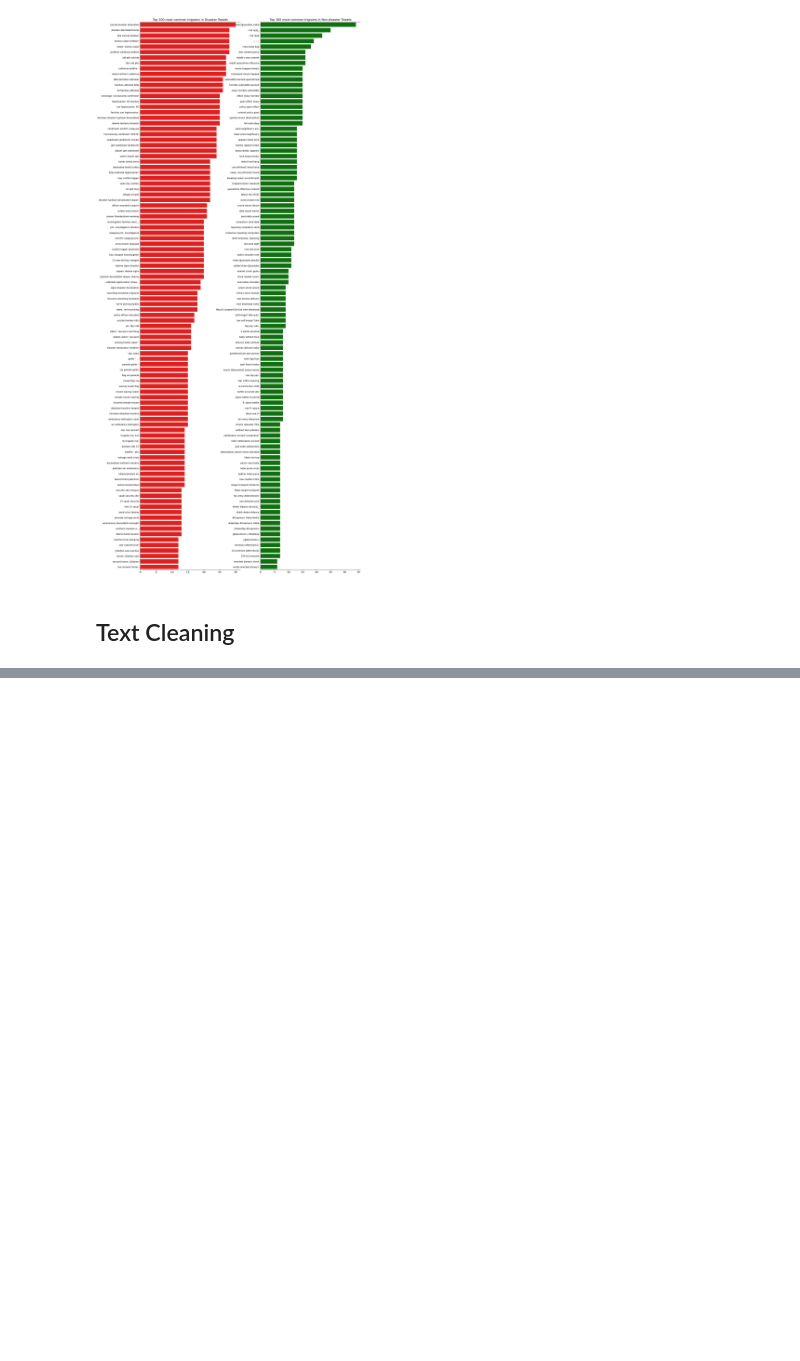
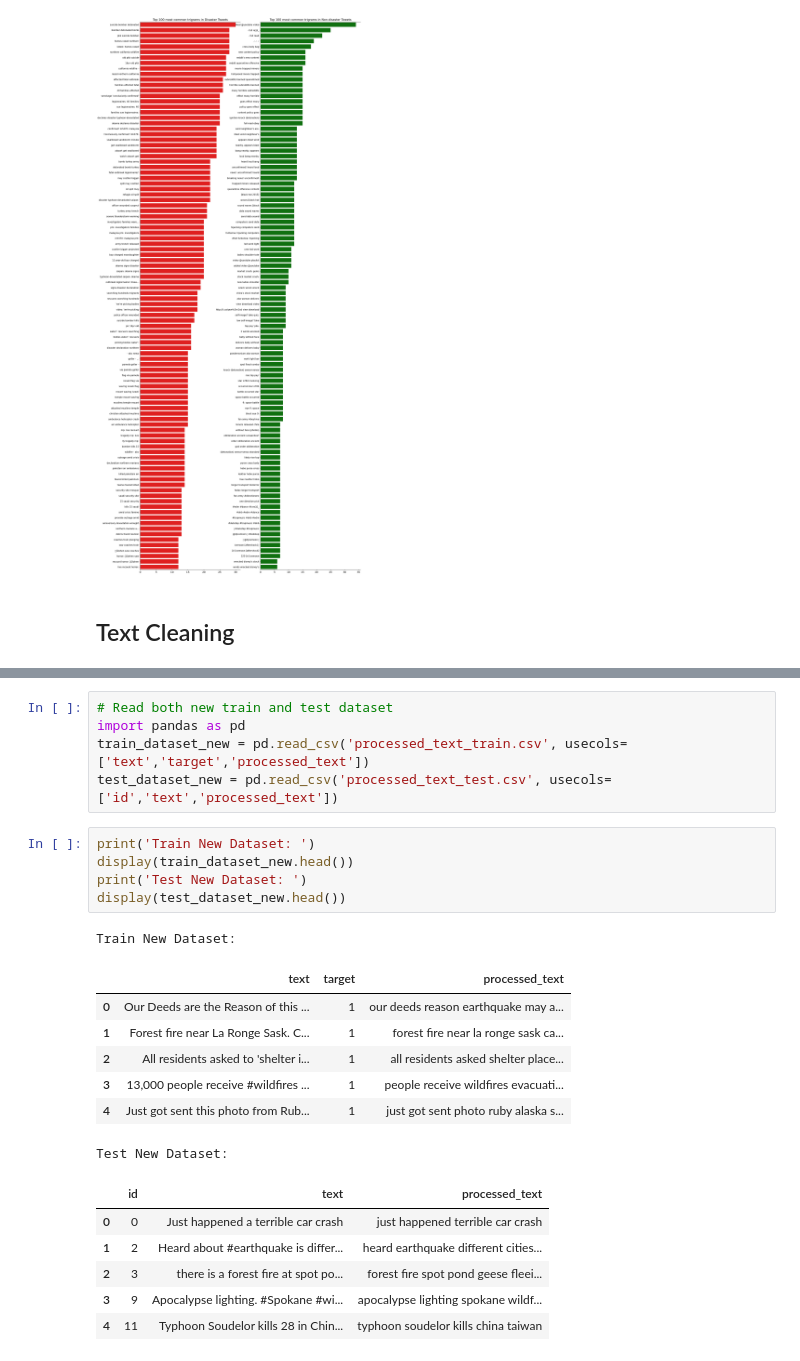
Before and after one commit to mahfuz-raihan/tweets_disaster, a Jupyter notebook: work_notebook.ipynb, the cells around one changed output, grey strips where cells are left out. Cells and saved outputs as stored; diff of their text form; blank space fills up the shorter version.

```diff
--- a/work_notebook.ipynb
+++ b/work_notebook.ipynb
@@ -566,0 +1054,25 @@ ModuleNotFoundError: No module named 'wordninja'
+# %%
+# Read both new train and test dataset
+import pandas as pd
+train_dataset_new = pd.read_csv('processed_text_train.csv', usecols=['text','target','processed_text'])
+test_dataset_new = pd.read_csv('processed_text_test.csv', usecols=['id','text','processed_text'])
+# %%
+print('Train New Dataset: ')
+display(train_dataset_new.head())
+print('Test New Dataset: ')
+display(test_dataset_new.head())
+# %% [output]
+Train New Dataset:
+|  | text | target | processed_text |
+| 0 | Our Deeds are the Reason of this ... | 1 | our deeds reason earthquake may a... |
+| 1 | Forest fire near La Ronge Sask. C... | 1 | forest fire near la ronge sask ca... |
+| 2 | All residents asked to 'shelter i... | 1 | all residents asked shelter place... |
+| 3 | 13,000 people receive #wildfires ... | 1 | people receive wildfires evacuati... |
+| 4 | Just got sent this photo from Rub... | 1 | just got sent photo ruby alaska s... |
+Test New Dataset:
+|  | id | text | processed_text |
+| 0 | 0 | Just happened a terrible car crash | just happened terrible car crash |
+| 1 | 2 | Heard about #earthquake is differ... | heard earthquake different cities... |
+| 2 | 3 | there is a forest fire at spot po... | forest fire spot pond geese fleei... |
+| 3 | 9 | Apocalypse lighting. #Spokane #wi... | apocalypse lighting spokane wildf... |
+| 4 | 11 | Typhoon Soudelor kills 28 in Chin... | typhoon soudelor kills china taiwan |
```
Also changed, not shown: parts of 24 cells of this notebook, 1 other file.
